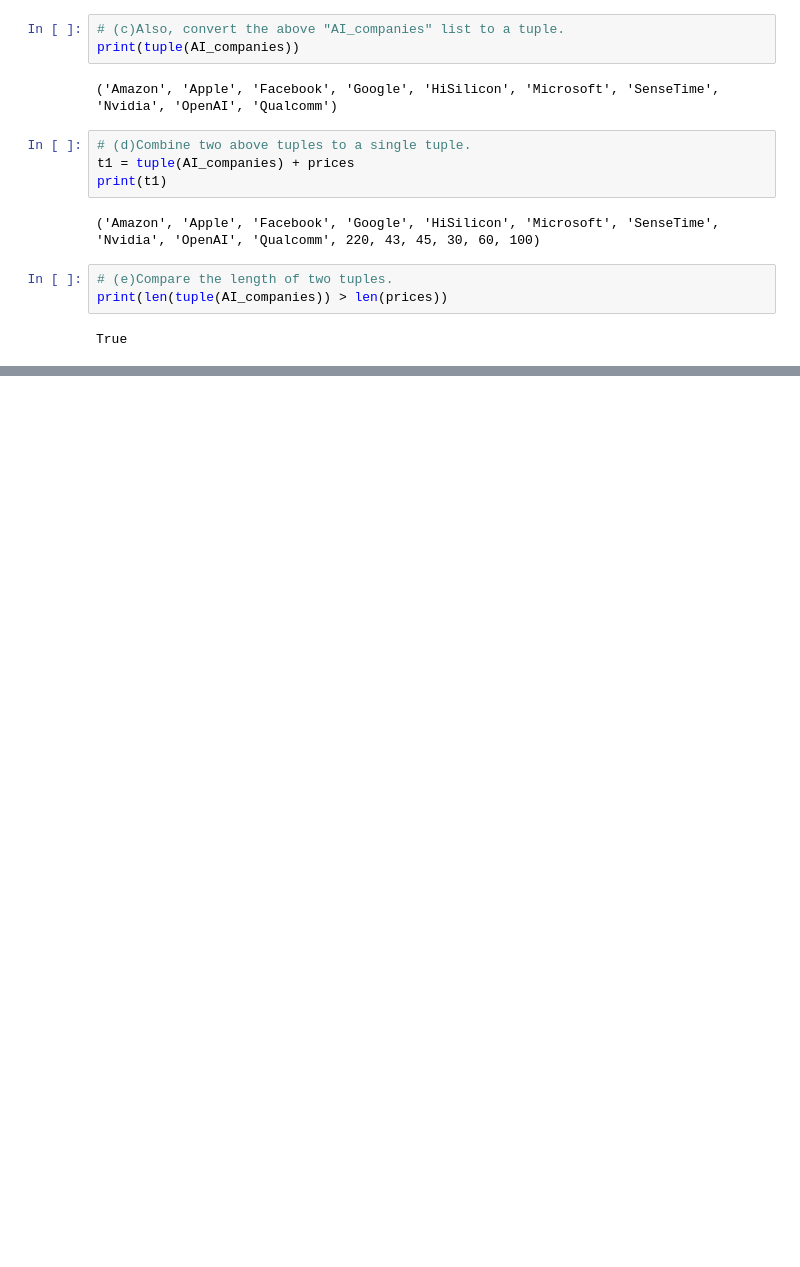
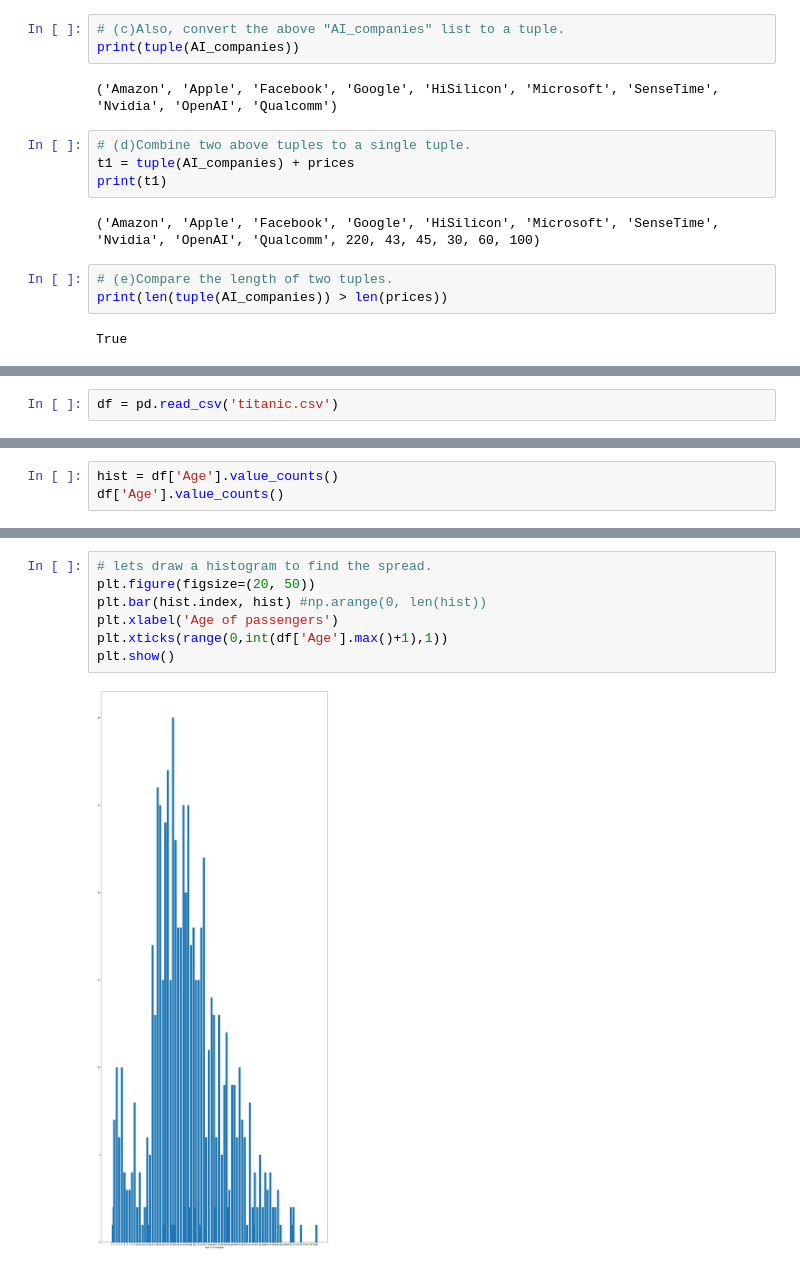
Before and after one commit to learngvrk/Assignment_Python, a Jupyter notebook: Assignment_Python.ipynb, the cells around one changed output, grey strips where cells are left out. Drawn from its saved outputs; the diff is of its cells as text; blank space fills up the shorter version.

```diff
--- a/Assignment_Python.ipynb
+++ b/Assignment_Python.ipynb
@@ -206,0 +215,2 @@ True
+# %%
+df = pd.read_csv('titanic.csv')
@@ -206,0 +228,3 @@ True
+# %%
+hist = df['Age'].value_counts()
+df['Age'].value_counts()
@@ -206,0 +261,9 @@ True
+# %%
+# lets draw a histogram to find the spread.
+plt.figure(figsize=(20, 50))
+plt.bar(hist.index, hist) #np.arange(0, len(hist))
+plt.xlabel('Age of passengers')
+plt.xticks(range(0,int(df['Age'].max()+1),1))
+plt.show()
+# %% [output]
+[figure, added]
```
Also changed, not shown: parts of 12 cells of this notebook.
